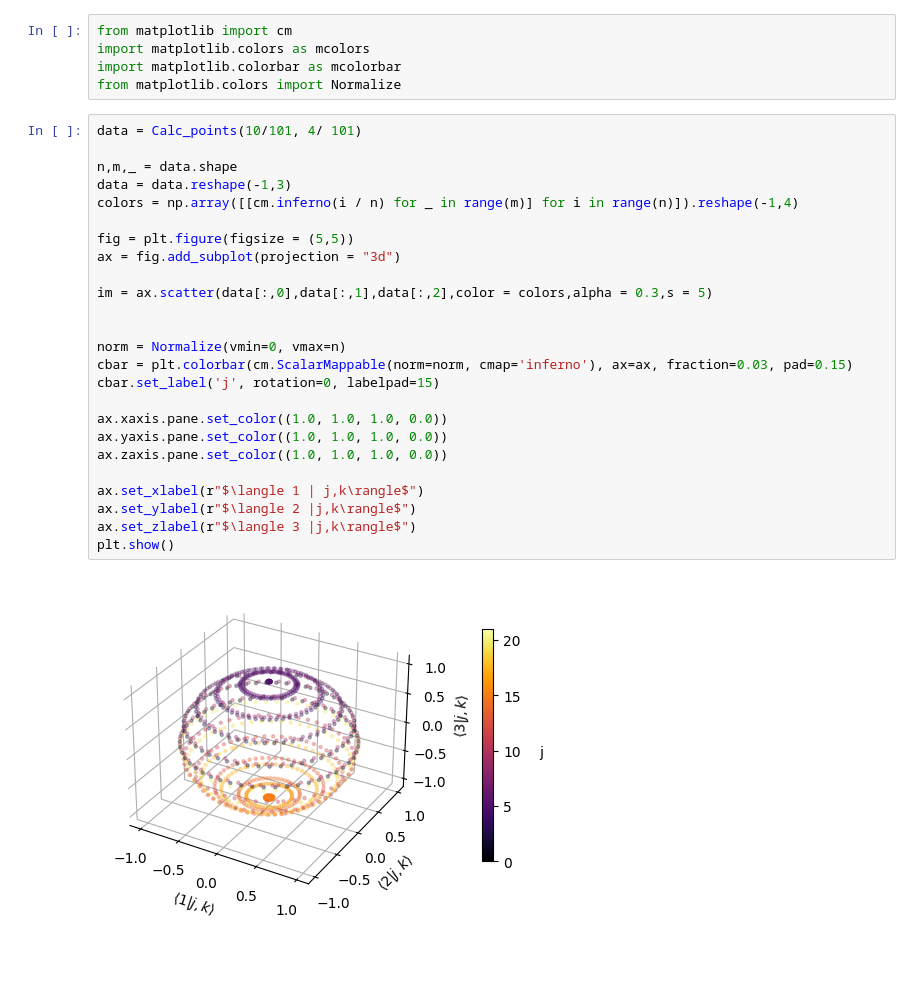
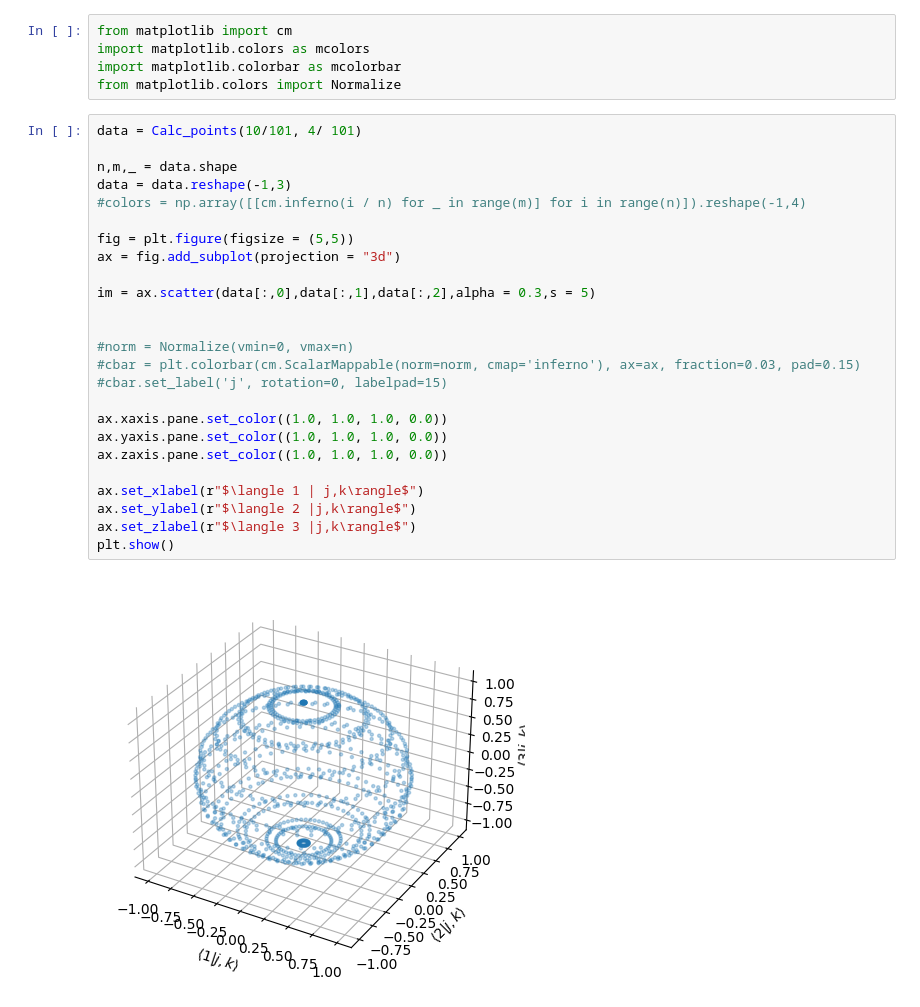
Before and after one commit to JedrekSt/Quantum-Synchronizing-Words-Resetting-and-Preparing-Qutrit-States, a Jupyter notebook: results/Sphere.ipynb, the cells around one changed output. Saved outputs shown, nothing was run; the diff lists cells and outputs as text; blank space fills up the shorter version.

```diff
--- a/results/Sphere.ipynb
+++ b/results/Sphere.ipynb
@@ -44,30 +44,30 @@ from matplotlib.colors import Normalize
 # %%
 data = Calc_points(10/101, 4/ 101)
 
 n,m,_ = data.shape
 data = data.reshape(-1,3)
-colors = np.array([[cm.inferno(i / n) for _ in range(m)] for i in range(n)]).reshape(-1,4)
+#colors = np.array([[cm.inferno(i / n) for _ in range(m)] for i in range(n)]).reshape(-1,4)
 
 fig = plt.figure(figsize = (5,5))
 ax = fig.add_subplot(projection = "3d")
 
-im = ax.scatter(data[:,0],data[:,1],data[:,2],color = colors,alpha = 0.3,s = 5)
+im = ax.scatter(data[:,0],data[:,1],data[:,2],alpha = 0.3,s = 5)
 
 
-norm = Normalize(vmin=0, vmax=n)
-cbar = plt.colorbar(cm.ScalarMappable(norm=norm, cmap='inferno'), ax=ax, fraction=0.03, pad=0.15)
-cbar.set_label('j', rotation=0, labelpad=15)
+#norm = Normalize(vmin=0, vmax=n)
+#cbar = plt.colorbar(cm.ScalarMappable(norm=norm, cmap='inferno'), ax=ax, fraction=0.03, pad=0.15)
+#cbar.set_label('j', rotation=0, labelpad=15)
 
 ax.xaxis.pane.set_color((1.0, 1.0, 1.0, 0.0))
 ax.yaxis.pane.set_color((1.0, 1.0, 1.0, 0.0))
 ax.zaxis.pane.set_color((1.0, 1.0, 1.0, 0.0))
 
 ax.set_xlabel(r"$\langle 1 | j,k\rangle$")
 ax.set_ylabel(r"$\langle 2 |j,k\rangle$")
 ax.set_zlabel(r"$\langle 3 |j,k\rangle$")
 plt.show()
 # %% [output]
-[figure, old version]
+[figure, new version]
 # %%
 data = Calc_points(5/151, 5/151)
 
```
Also changed, not shown: parts of 1 cell of this notebook.
